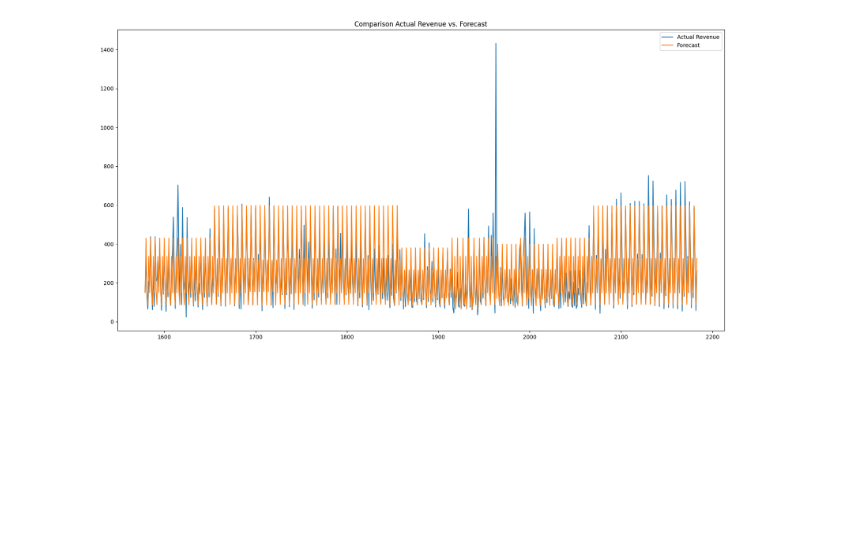
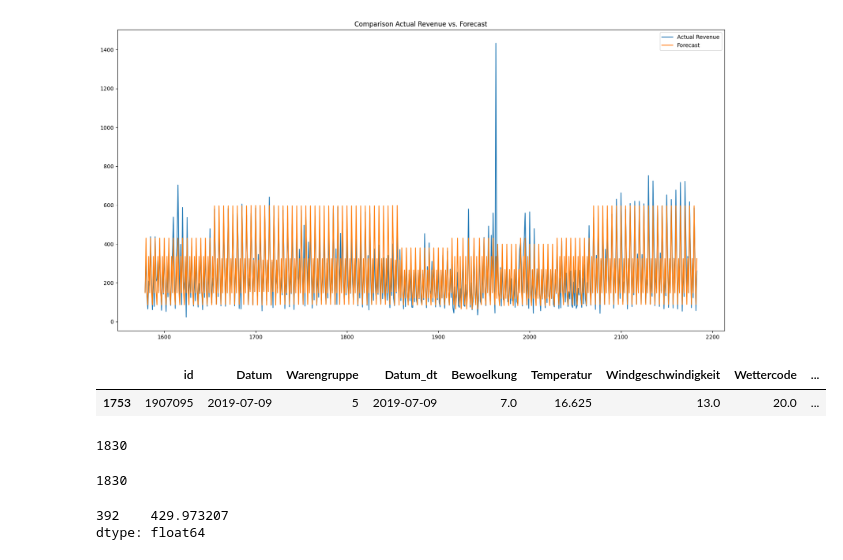
Before and after one commit to savenger/bakery_sales_prediction, a Jupyter notebook: 2_BaselineModel/baseline_model.ipynb, the cells around one changed output. Saved outputs shown, nothing was run; the diff lists cells and outputs as text; code cells hidden in the pictures; blank space fills up the shorter version.

```diff
--- a/2_BaselineModel/baseline_model.ipynb
+++ b/2_BaselineModel/baseline_model.ipynb
@@ -153,3 +153,28 @@ ax.set_title("Comparison Actual Revenue vs. Forecast")
 # %% [output]
 Text(0.5, 1.0, 'Comparison Actual Revenue vs. Forecast')
 [figure]
+# %%
+test_df = pd.read_csv("test.csv")
+test_df['Datum_dt'] = pd.to_datetime(test_df['Datum'])
+test_df = test_df.merge(weather_df, on="Datum", how="left")
+test_df = test_df.merge(kiwo_df, on="Datum", how="left").merge(holidays_df, left_on="Datum", right_on="date", how="left")
+test_df.fillna({"KielerWoche": 0, "summer": 0, "autumn": 0, "christmas": 0, "winter": 0, "easter": 0, "pentecoast": 0}, inplace=True)
+test_df["StartOfMonth"] = np.where(test_df["Datum_dt"].dt.day < 7, 1, 0)
+test_df.sample()
+# %% [output]
+|  | id | Datum | Warengruppe | Datum_dt | Bewoelkung | Temperatur | Windgeschwindigkeit | Wettercode | ... |
+| 1753 | 1907095 | 2019-07-09 | 5 | 2019-07-09 | 7.0 | 16.625 | 13.0 | 20.0 | ... |
+# %%
+print(len(test_df))
+#test_df.sample()
+#test_df
+predict_val = mod.predict(test_df)
+# %% [output]
+1830
+# %%
+print(len(predict_val))
+predict_val.sample()
+# %% [output]
+1830
+392    429.973207
+dtype: float64
```
Also changed, not shown: parts of 5 cells of this notebook.
